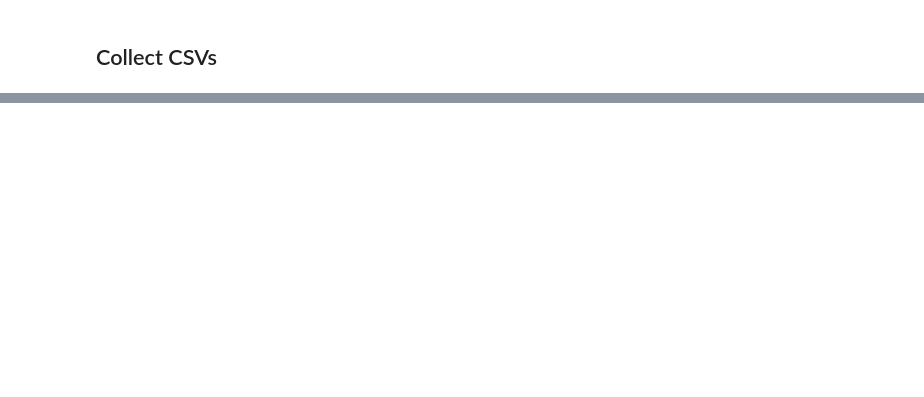
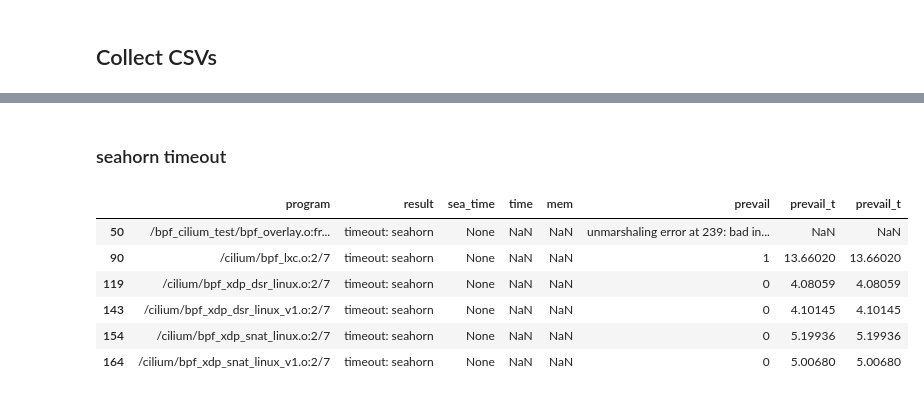
Before and after one commit to jetafese/btor2mlir-1, a Jupyter notebook: utils/ebpf/results/ebpf_results.ipynb, the cells around one changed output, grey strips where cells are left out. Saved outputs shown, nothing was run; the diff lists cells and outputs as text; code cells hidden in the pictures; blank space fills up the shorter version.

```diff
--- a/utils/ebpf/results/ebpf_results.ipynb
+++ b/utils/ebpf/results/ebpf_results.ipynb
@@ -71,0 +194,13 @@ df[df['result'].str.contains("llvm")]
+# %% [markdown]
+### seahorn timeout
+# %%
+timeouts = pd.merge(current_results, ref_results, how='inner', on='program')
+timeouts[timeouts['result'].str.contains("timeout")]
+# %% [output]
+|  | program | result | sea_time | time | mem | prevail | prevail_t | prevail_t |
+| 50 | /bpf_cilium_test/bpf_overlay.o:fr... | timeout: seahorn | None | NaN | NaN | unmarshaling error at 239: bad in... | NaN | NaN |
+| 90 | /cilium/bpf_lxc.o:2/7 | timeout: seahorn | None | NaN | NaN | 1 | 13.66020 | 13.66020 |
+| 119 | /cilium/bpf_xdp_dsr_linux.o:2/7 | timeout: seahorn | None | NaN | NaN | 0 | 4.08059 | 4.08059 |
+| 143 | /cilium/bpf_xdp_dsr_linux_v1.o:2/7 | timeout: seahorn | None | NaN | NaN | 0 | 4.10145 | 4.10145 |
+| 154 | /cilium/bpf_xdp_snat_linux.o:2/7 | timeout: seahorn | None | NaN | NaN | 0 | 5.19936 | 5.19936 |
+| 164 | /cilium/bpf_xdp_snat_linux_v1.o:2/7 | timeout: seahorn | None | NaN | NaN | 0 | 5.00680 | 5.00680 |
```
Also changed, not shown: parts of 23 cells of this notebook, 4 other files.
